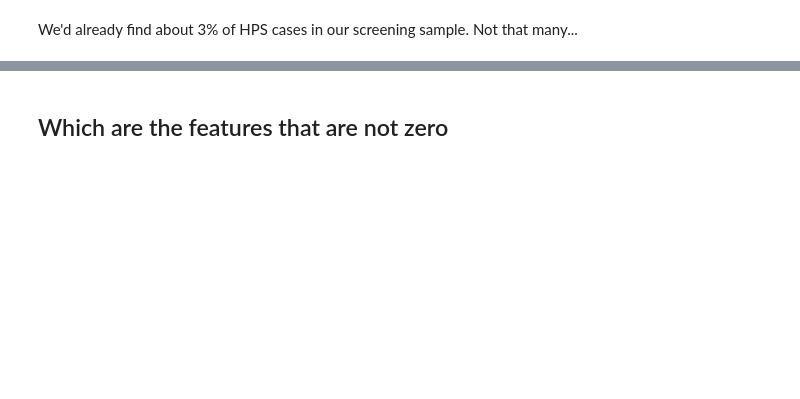
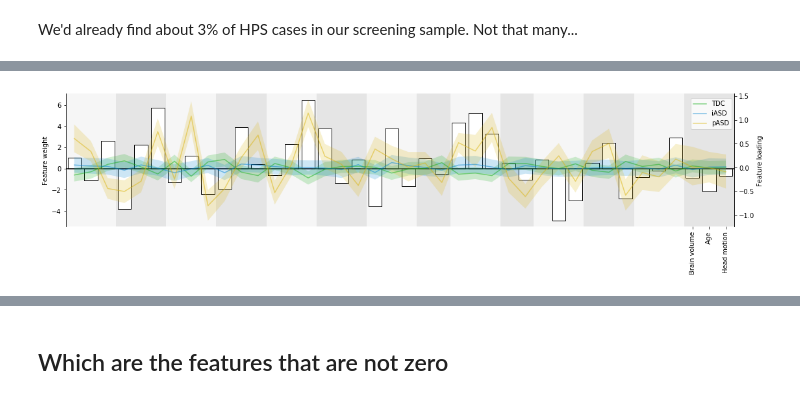
Before and after one commit to surchs/ABIDE_HPS, a Jupyter notebook: Analysis/abs_sbt_cv12.ipynb, the cells around one changed output, grey strips where cells are left out. Drawn from its saved outputs; the diff is of its cells as text; code cells hidden in the pictures; blank space fills up the shorter version.

```diff
--- a/Analysis/abs_sbt_cv12.ipynb
+++ b/Analysis/abs_sbt_cv12.ipynb
@@ -779,0 +813,54 @@ subtypes_fc.shape
+# %%
+# Show all the non-zero data
+f = plt.figure(figsize=(15.5,4), constrained_layout=True)
+#ax = SubplotHost(f, 111)
+ax = f.add_subplot(111)
+ax2 = ax.twinx()
+
+
+ax.spines['top'].set_visible(False)
+ax.spines['bottom'].set_visible(False)
+ax2.spines['top'].set_visible(False)
+ax2.spines['bottom'].set_visible(False)
+
+for idx, (l, r) in enumerate(zip(lbl, rbl)):
+    if idx%2==0:
+        ax.axvspan(l, r, facecolor='lightgrey', alpha=0.2)
+    else:
+        ax.axvspan(l, r, facecolor='grey', alpha=0.2)
+ax.axvspan(33.5, 36.5, facecolor='lightgrey', alpha=0.2)
+ax.axvspan(36.5, 39.5, facecolor='grey', alpha=0.2)
+
+#g = sbn.barplot(x='feature', y='weights', data=weights, hue='feature_type', ax=ax)
+g = sbn.barplot(x='name', y='weight', data=f_sorted.iloc[new_net_ind], hue='kind', ax=ax, ci=None, dodge=False,
+                edgecolor="black", facecolor='white')
+                #palette=sbn.xkcd_palette(['yellow orange', 'cerulean', 'light grey']), orient='v') #
+#g.set(xlabel='Feature Weights of HPS model', ylabel='')
+
+qq = sbn.tsplot(time="feat", value="weight",
+           unit="sub", condition="condition",data=trace, ci=[95], ax=ax2,
+               color=sbn.xkcd_palette(['green', 'cerulean', 'gold']), alpha=0.5)
+#ax.set_xticks(np.arange(n_nonzero_features))
+#ax.set_xticklabels(feat_names_resorted, rotation=90);
+#sbn.despine(bottom=True);
+
+#ax.set_yticks(c_ind)
+#ax.set_yticklabels(names, rotation=0)
+ax.axhline(0, color='black')
+#for i in b_ind:
+#    ax.axvline(i, ymin=0.4, ymax=0.5, color='grey')
+#new_axisline = ax2.get_grid_helper().new_fixed_axis
+#ax2.axis["bottom"] = new_axisline(loc="bottom", axes=ax2, offset=offset)
+ax.legend_.remove()
+ax.set_xticks(np.arange(n_nonzero_features)[-3:]);
+ax.set_xticklabels(['Brain volume', 'Age', 'Head motion'], rotation=90)
+ax.set_xlabel('');
+ax.set_ylabel('Feature weight');
+ax2.set_ylabel('Feature loading');
+ax2.legend(loc='center left', bbox_to_anchor=(0.93, 0.85))
+ax.set_xlim([-0.5, 39.5])
+
+
+f.savefig(os.path.join(out_p, 'non-zero-features_horizontal.png'), dpi=300, transparent=True)
+# %% [output]
+[figure, added]
```
Also changed, not shown: parts of 134 cells of this notebook, 12 other files.
